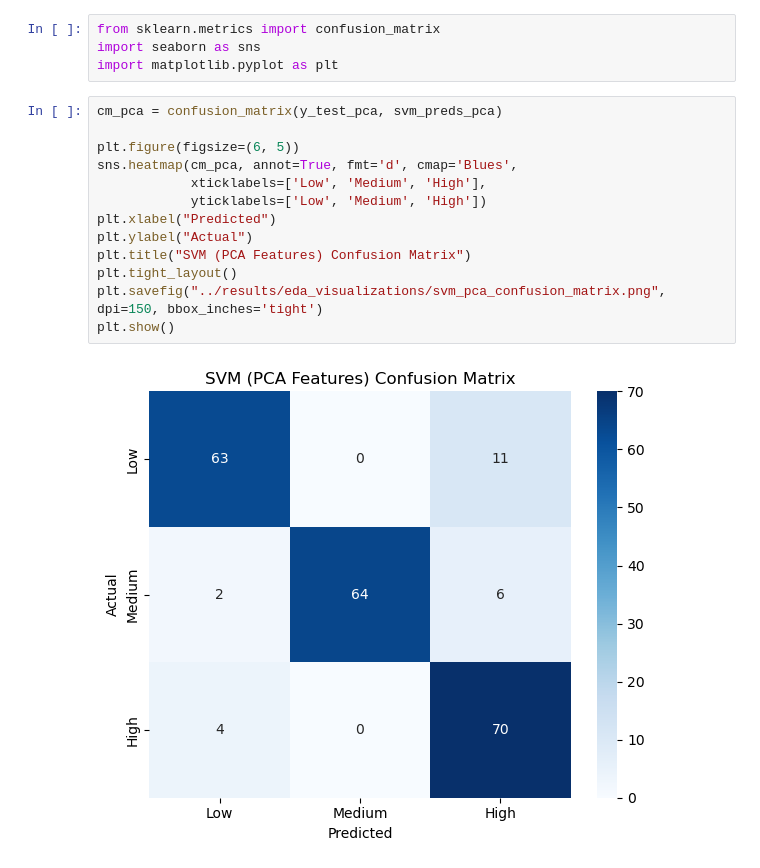
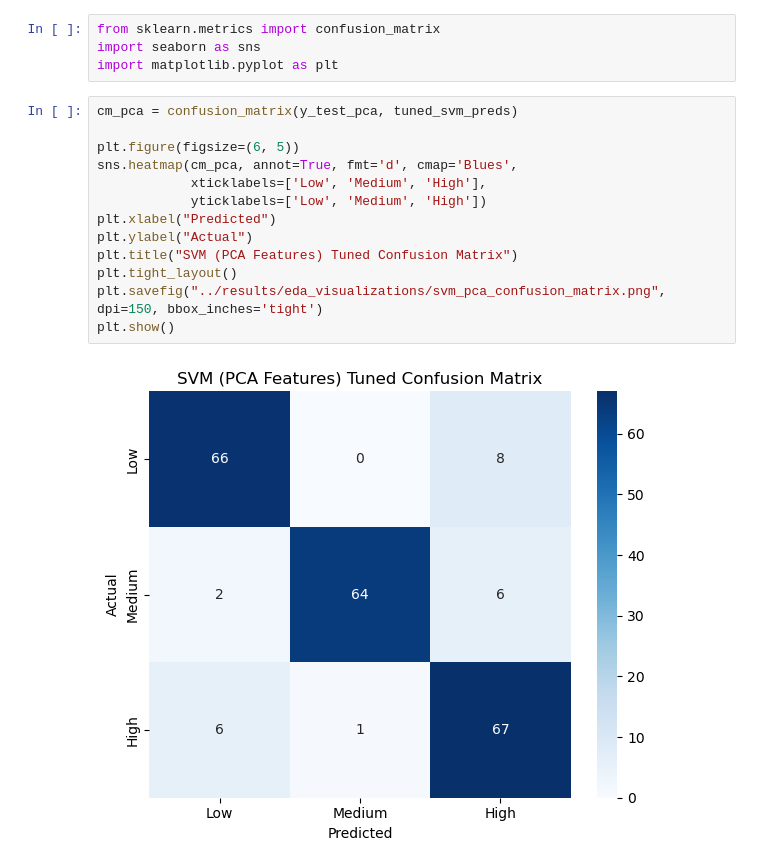
Before and after one commit to chandiracje/AIMAL_Project_Y2S1_G8.1_03, a Jupyter notebook: notebooks/SVM.ipynb, the cells around one changed output. Cells and saved outputs as stored; diff of their text form.

```diff
--- a/notebooks/SVM.ipynb
+++ b/notebooks/SVM.ipynb
@@ -185,20 +187,20 @@ from sklearn.metrics import confusion_matrix
 import seaborn as sns
 import matplotlib.pyplot as plt
 # %%
-cm_pca = confusion_matrix(y_test_pca, svm_preds_pca)
+cm_pca = confusion_matrix(y_test_pca, tuned_svm_preds)
 
 plt.figure(figsize=(6, 5))
 sns.heatmap(cm_pca, annot=True, fmt='d', cmap='Blues',
             xticklabels=['Low', 'Medium', 'High'],
             yticklabels=['Low', 'Medium', 'High'])
 plt.xlabel("Predicted")
 plt.ylabel("Actual")
-plt.title("SVM (PCA Features) Confusion Matrix")
+plt.title("SVM (PCA Features) Tuned Confusion Matrix")
 plt.tight_layout()
 plt.savefig("../results/eda_visualizations/svm_pca_confusion_matrix.png", dpi=150, bbox_inches='tight')
 plt.show()
 # %% [output]
-[figure, old version]
+[figure, new version]
 # %%
 fig, axes = plt.subplots(1, 2, figsize=(13, 5))
 
```
Also changed, not shown: parts of 2 cells of this notebook, 2 other files.
